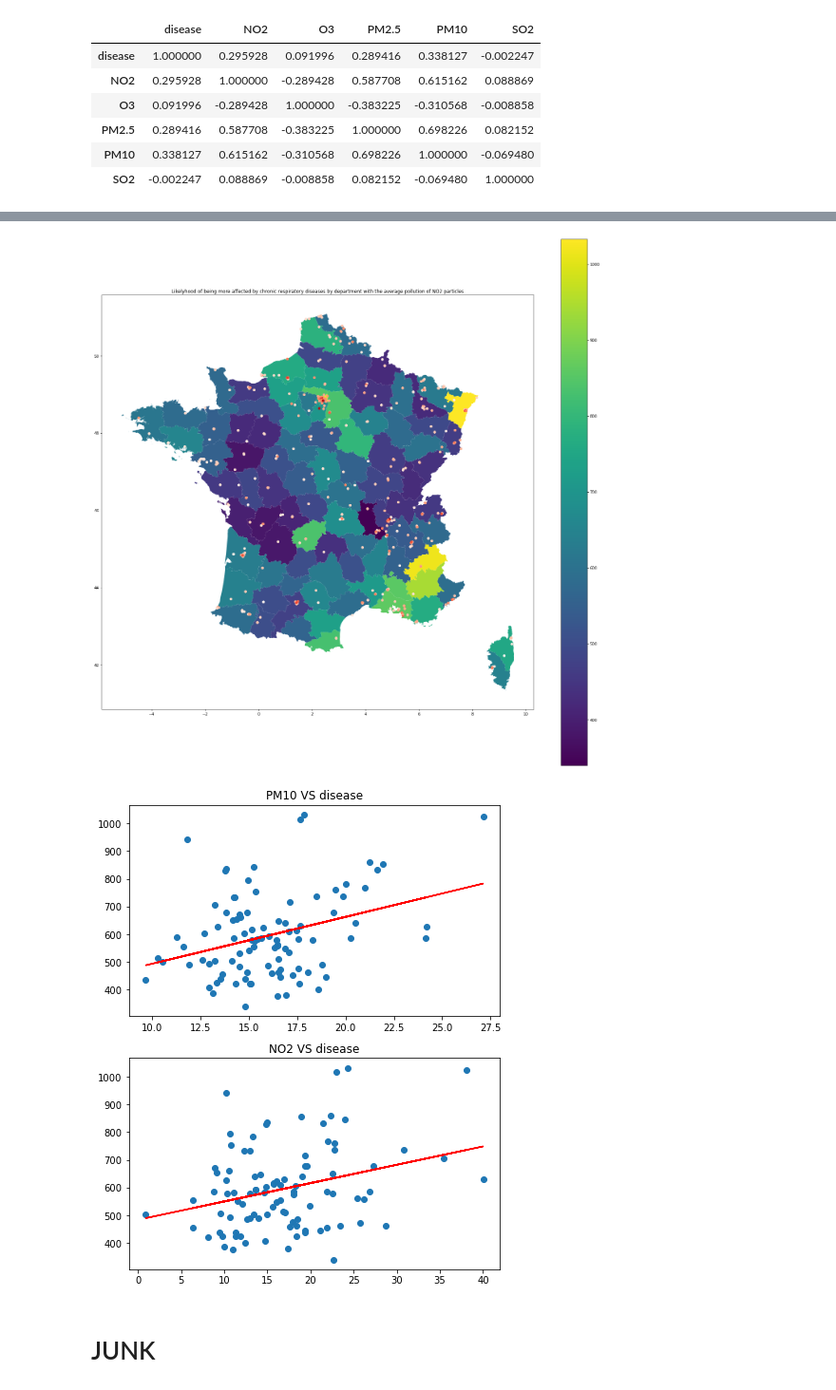
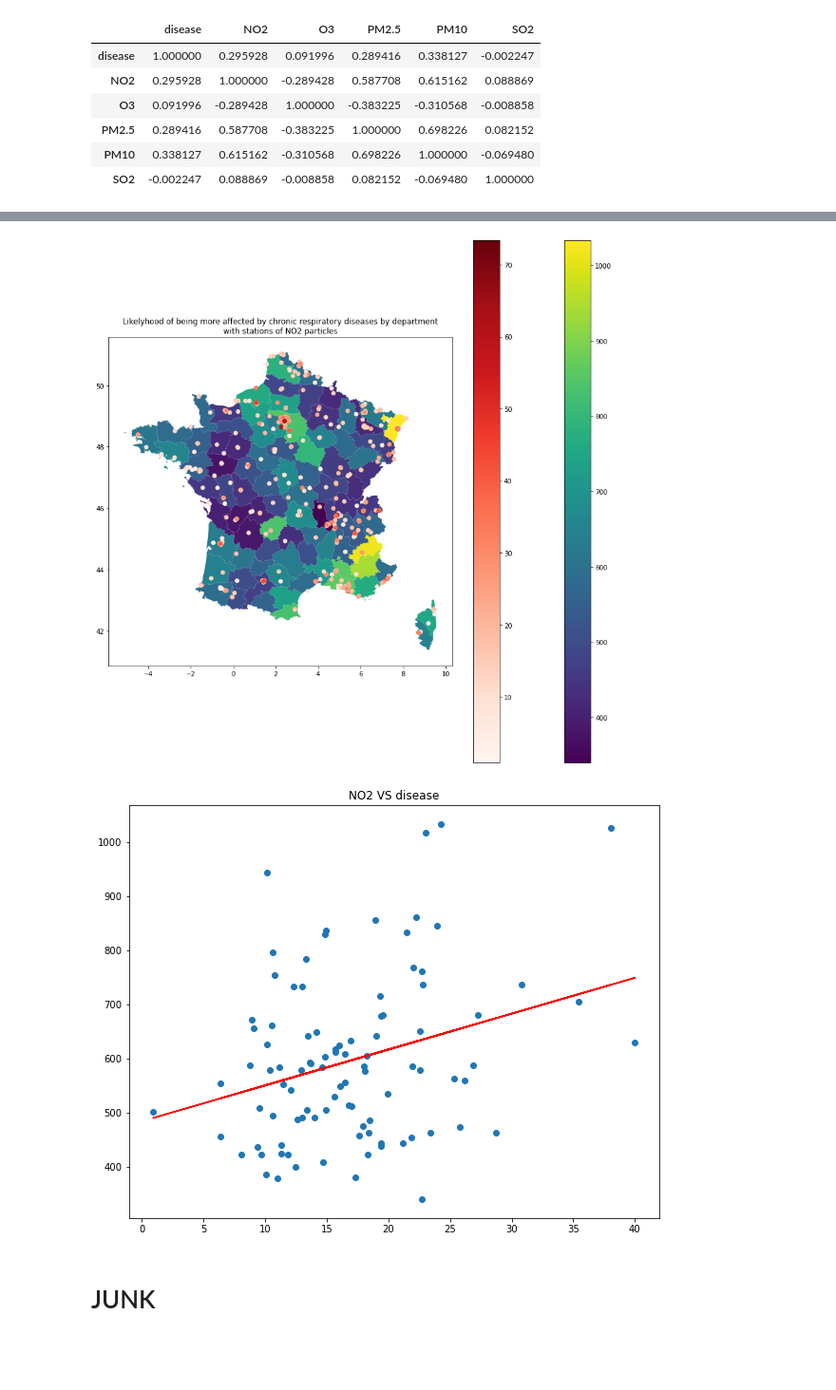
Before and after one commit to RedGoldenFish/CleanAir, a Jupyter notebook: ml/machinelearning.ipynb, the cells around one changed output, grey strips where cells are left out. Shown at 95% size. Saved outputs shown, nothing was run; the diff lists cells and outputs as text; code cells hidden in the pictures; blank space fills up the shorter version.

```diff
--- a/ml/machinelearning.ipynb
+++ b/ml/machinelearning.ipynb
@@ -157,37 +169,28 @@ plt.show()
 # %%
 # NO2 and diseases
 
-fig, ax = plt.subplots(figsize=(25,25))
+fig, ax = plt.subplots(figsize=(15,15))
 franceData.plot(column='disease', ax=ax, legend=True)
-plt.scatter(datano2['Longitude'], datano2['Latitude'], c=datano2['valeur brute'], cmap="Reds")
-plt.title('Likelyhood of being more affected by chronic respiratory diseases by department with the average pollution of NO2 particles')
+p = plt.scatter(datano2['Longitude'], datano2['Latitude'], c=datano2['valeur brute'], cmap="Reds")
+plt.colorbar(p)
+plt.title('Likelyhood of being more affected by chronic respiratory diseases by department\nwith stations of NO2 particles')
 
 plt.show()
 # %% [output]
-[figure, old version]
+[figure, new version]
 # %%
 # Visualize the particles regression
 model = LinearRegression()
-X = franceData[['PM10']]
-Y = franceData['disease']
-model.fit(X, Y)
-plt.figure(figsize=(7,9))
-plt.subplot(2, 1, 1)
-plt.scatter(X, Y)
-plt.plot(X, model.predict(X), color='red')
-plt.title("PM10 VS disease")
-
 X = franceData[['NO2']]
 Y = franceData['disease']
 model.fit(X, Y)
-plt.subplot(2, 1, 2)
+plt.figure(figsize=(10,8))
 plt.scatter(X, Y)
 plt.plot(X, model.predict(X), color='red')
 plt.title("NO2 VS disease")
-
 plt.show()
 # %% [output]
-[figure, old version]
+[figure, new version]
 # %% [markdown]
 # JUNK
 # %%
```
Also changed, not shown: parts of 9 cells of this notebook, 15 other files.
